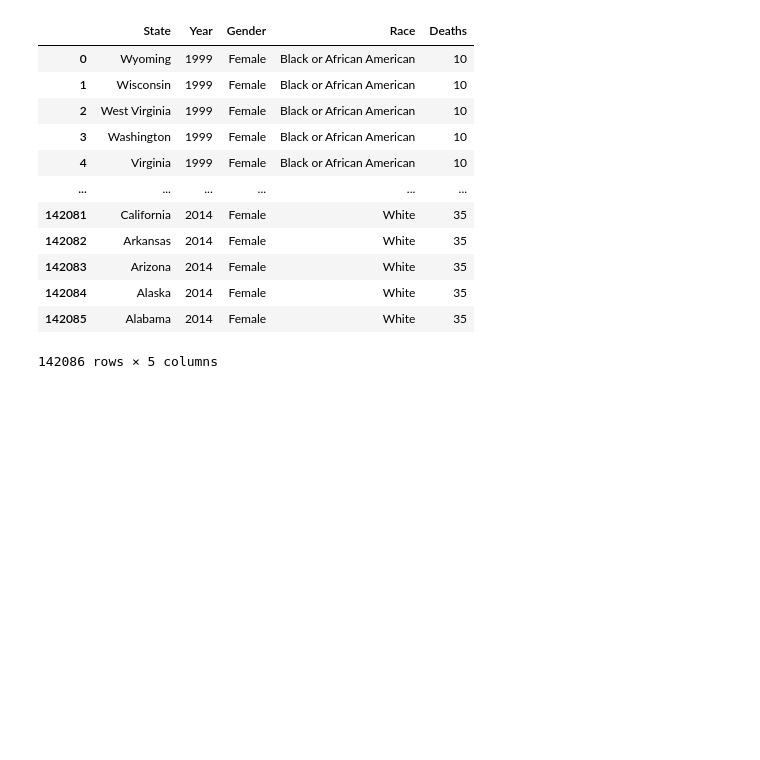
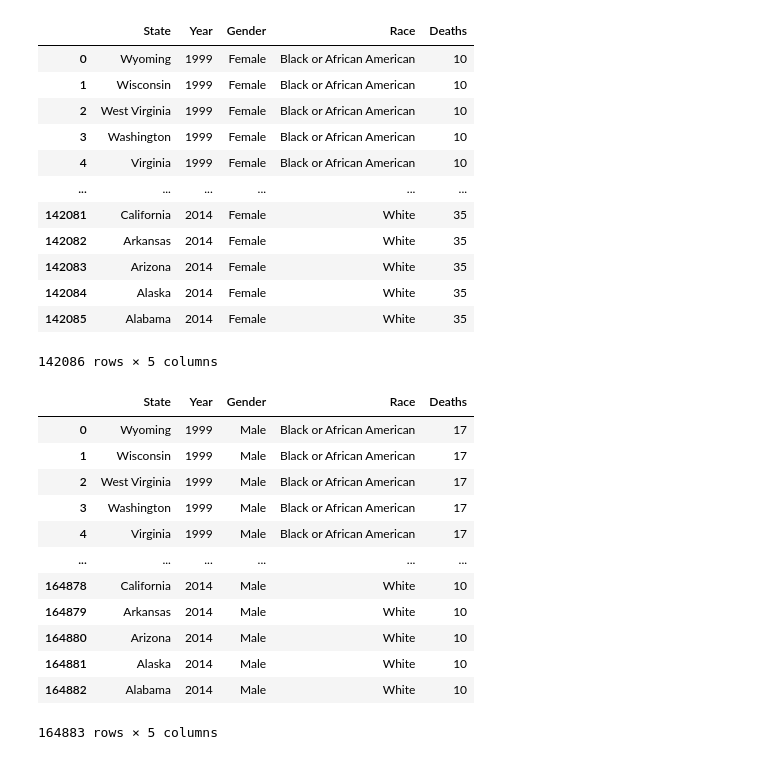
Before and after one commit to Chahnaz-Kbaisi/ETL-Project, a Jupyter notebook: usage_overdose_us1.ipynb, the cells around one changed output. Drawn from its saved outputs; the diff is of its cells as text; code cells hidden in the pictures; blank space fills up the shorter version.

```diff
--- a/usage_overdose_us1.ipynb
+++ b/usage_overdose_us1.ipynb
@@ -459,3 +459,32 @@ female_death_df
 | 142084 | Alaska | 2014 | Female | White | 35 |
 | 142085 | Alabama | 2014 | Female | White | 35 |
 142086 rows × 5 columns
+# %%
+# Number of death for female vs. male
+male_death = """
+    SELECT od.State AS "State",
+            op.year AS "Year",
+            op.gender AS "Gender",
+            op.race AS "Race",
+            op.deaths AS "Deaths"
+    FROM overdose_death as od
+    LEFT JOIN opioid_death as op
+    ON od.year = op.year
+    WHERE Gender = 'Male';
+"""
+male_death_df = pd.read_sql(male_death, connection)
+male_death_df
+# %% [output]
+|  | State | Year | Gender | Race | Deaths |
+| 0 | Wyoming | 1999 | Male | Black or African American | 17 |
+| 1 | Wisconsin | 1999 | Male | Black or African American | 17 |
+| 2 | West Virginia | 1999 | Male | Black or African American | 17 |
+| 3 | Washington | 1999 | Male | Black or African American | 17 |
+| 4 | Virginia | 1999 | Male | Black or African American | 17 |
+| ... | ... | ... | ... | ... | ... |
+| 164878 | California | 2014 | Male | White | 10 |
+| 164879 | Arkansas | 2014 | Male | White | 10 |
+| 164880 | Arizona | 2014 | Male | White | 10 |
+| 164881 | Alaska | 2014 | Male | White | 10 |
+| 164882 | Alabama | 2014 | Male | White | 10 |
+164883 rows × 5 columns
```
Also changed, not shown: parts of 1 cell of this notebook.
